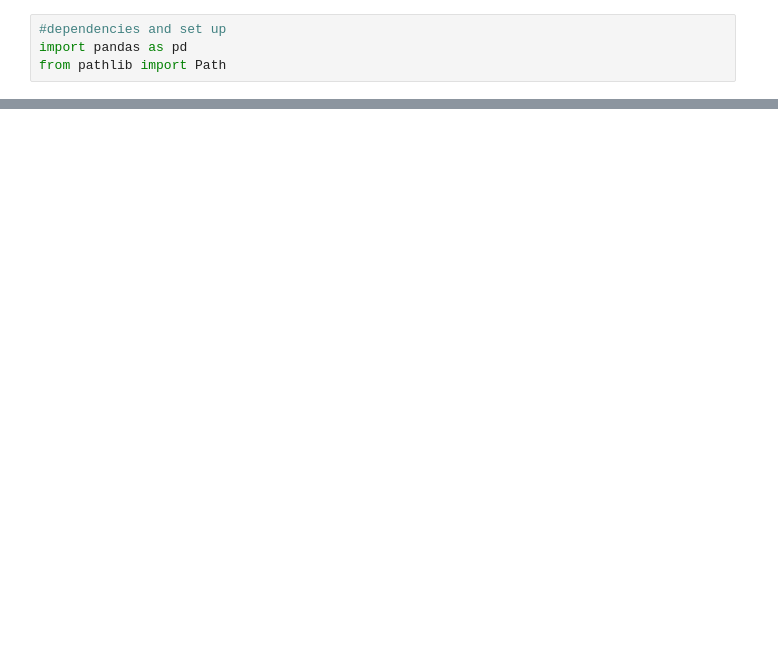
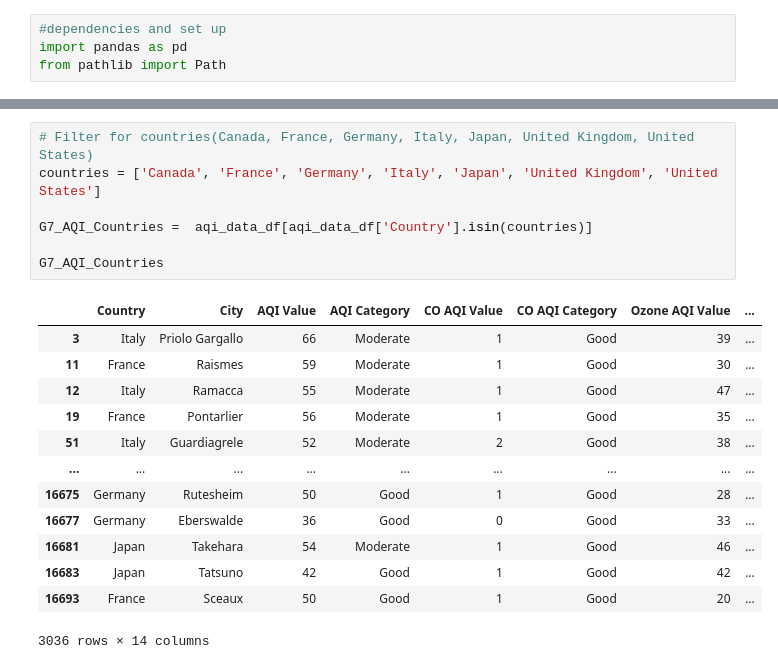
Before and after one commit to cmswart/project-3, a Jupyter notebook: countries.ipynb, the cells around one changed output, grey strips where cells are left out. Cells and saved outputs as stored; diff of their text form; blank space fills up the shorter version.

Commit message:
updated countries notebook with merge

```diff
--- a/countries.ipynb
+++ b/countries.ipynb
@@ -39,0 +87,21 @@ countries_df[filtered_one_df]
+# %%
+# Filter for countries(Canada, France, Germany, Italy, Japan, United Kingdom, United States)
+countries = ['Canada', 'France', 'Germany', 'Italy', 'Japan', 'United Kingdom', 'United States']
+
+G7_AQI_Countries =  aqi_data_df[aqi_data_df['Country'].isin(countries)]
+
+G7_AQI_Countries
+# %% [output]
+|  | Country | City | AQI Value | AQI Category | CO AQI Value | CO AQI Category | Ozone AQI Value | ... |
+| 3 | Italy | Priolo Gargallo | 66 | Moderate | 1 | Good | 39 | ... |
+| 11 | France | Raismes | 59 | Moderate | 1 | Good | 30 | ... |
+| 12 | Italy | Ramacca | 55 | Moderate | 1 | Good | 47 | ... |
+| 19 | France | Pontarlier | 56 | Moderate | 1 | Good | 35 | ... |
+| 51 | Italy | Guardiagrele | 52 | Moderate | 2 | Good | 38 | ... |
+| ... | ... | ... | ... | ... | ... | ... | ... | ... |
+| 16675 | Germany | Rutesheim | 50 | Good | 1 | Good | 28 | ... |
+| 16677 | Germany | Eberswalde | 36 | Good | 0 | Good | 33 | ... |
+| 16681 | Japan | Takehara | 54 | Moderate | 1 | Good | 46 | ... |
+| 16683 | Japan | Tatsuno | 42 | Good | 1 | Good | 42 | ... |
+| 16693 | France | Sceaux | 50 | Good | 1 | Good | 20 | ... |
+3036 rows × 14 columns
```
Also changed, not shown: parts of 4 cells of this notebook.
